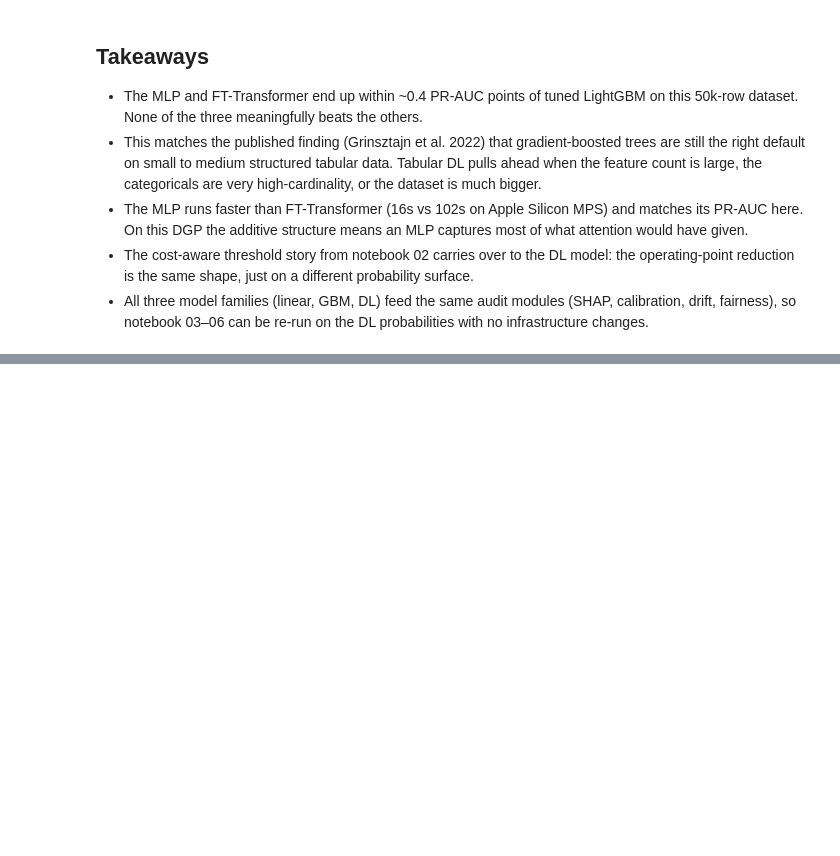
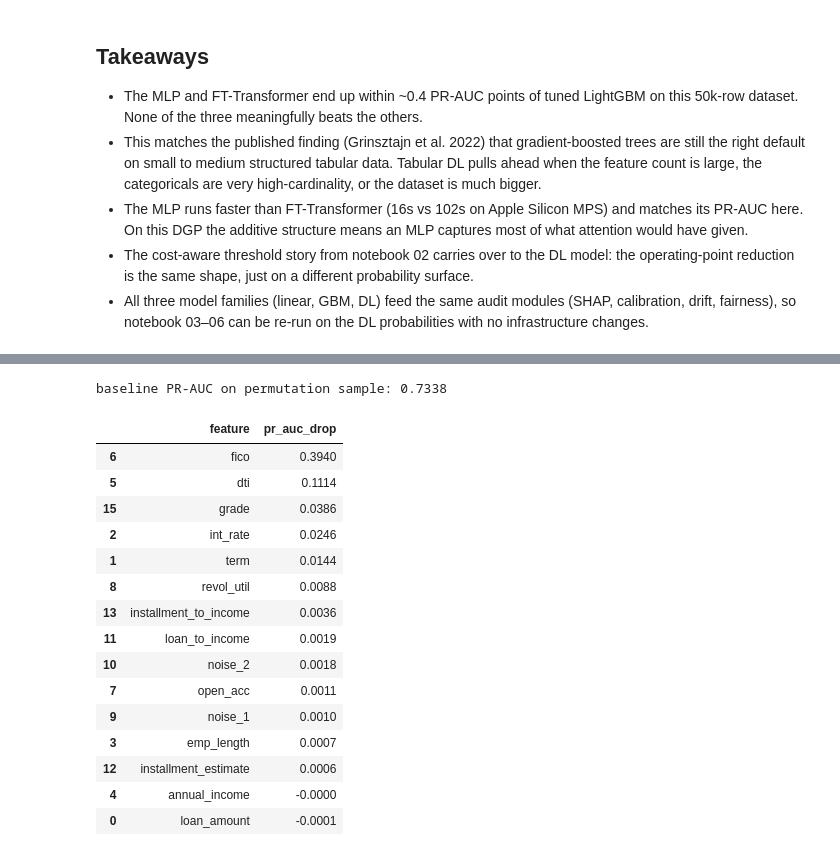
Before and after one commit to jessi-sidhu/credit-risk-modeling, a Jupyter notebook: notebooks/08_tabular_dl.ipynb, the cells around one changed output, grey strips where cells are left out. Cells and saved outputs as stored; diff of their text form; code cells hidden in the pictures; blank space fills up the shorter version.

```diff
--- a/notebooks/08_tabular_dl.ipynb
+++ b/notebooks/08_tabular_dl.ipynb
@@ -167,0 +211,61 @@ FT-Transformer cost-optimal threshold: 0.500
+# %%
+import torch
+from sklearn.metrics import average_precision_score
+from src.tabular_dl import TabularDataset, fit_spec, predict_proba, get_device
+from src.data import load_data
+from src.features import engineer_features, split_xy, NUMERIC_ALL, CATEGORICAL
+from sklearn.model_selection import train_test_split
+from src import RANDOM_STATE
+
+# Reload the FTT we just trained / cached
+ftt_ckpt = torch.load(DL_ART / 'ftt.pt', weights_only=False)
+df = engineer_features(load_data())
+X, y = split_xy(df)
+X_trva, X_te_df, _, _ = train_test_split(X, y, test_size=0.2, stratify=y, random_state=RANDOM_STATE)
+spec = ftt_ckpt['spec']
+from src.tabular_dl import FTTransformer
+model_ftt = FTTransformer(spec)
+model_ftt.load_state_dict(ftt_ckpt['state_dict'])
+device = get_device()
+
+rng = np.random.default_rng(0)
+perm_idx = rng.choice(len(X_te_df), size=min(2000, len(X_te_df)), replace=False)
+X_perm = X_te_df.iloc[perm_idx].reset_index(drop=True)
+y_perm = y_te_full[perm_idx]
+
+ds = TabularDataset(X_perm, spec)
+base_prob = predict_proba(model_ftt, ds, device=device)
+base_pr = float(average_precision_score(y_perm, base_prob))
+print(f'baseline PR-AUC on permutation sample: {base_pr:.4f}')
+# %% [output]
+baseline PR-AUC on permutation sample: 0.7338
+# %%
+rows = []
+for col in NUMERIC_ALL + CATEGORICAL:
+    if col not in X_perm.columns:
+        continue
+    X_shuf = X_perm.copy()
+    X_shuf[col] = rng.permutation(X_shuf[col].to_numpy())
+    ds_shuf = TabularDataset(X_shuf, spec)
+    prob_shuf = predict_proba(model_ftt, ds_shuf, device=device)
+    pr = float(average_precision_score(y_perm, prob_shuf))
+    rows.append({'feature': col, 'pr_auc_drop': base_pr - pr})
+perm_imp = pd.DataFrame(rows).sort_values('pr_auc_drop', ascending=False)
+perm_imp.head(15).round(4)
+# %% [output]
+|  | feature | pr_auc_drop |
+| 6 | fico | 0.3940 |
+| 5 | dti | 0.1114 |
+| 15 | grade | 0.0386 |
+| 2 | int_rate | 0.0246 |
+| 1 | term | 0.0144 |
+| 8 | revol_util | 0.0088 |
+| 13 | installment_to_income | 0.0036 |
+| 11 | loan_to_income | 0.0019 |
+| 10 | noise_2 | 0.0018 |
+| 7 | open_acc | 0.0011 |
+| 9 | noise_1 | 0.0010 |
+| 3 | emp_length | 0.0007 |
+| 12 | installment_estimate | 0.0006 |
+| 4 | annual_income | -0.0000 |
+| 0 | loan_amount | -0.0001 |
```
Also changed, not shown: parts of 9 cells of this notebook, 2 other files.
